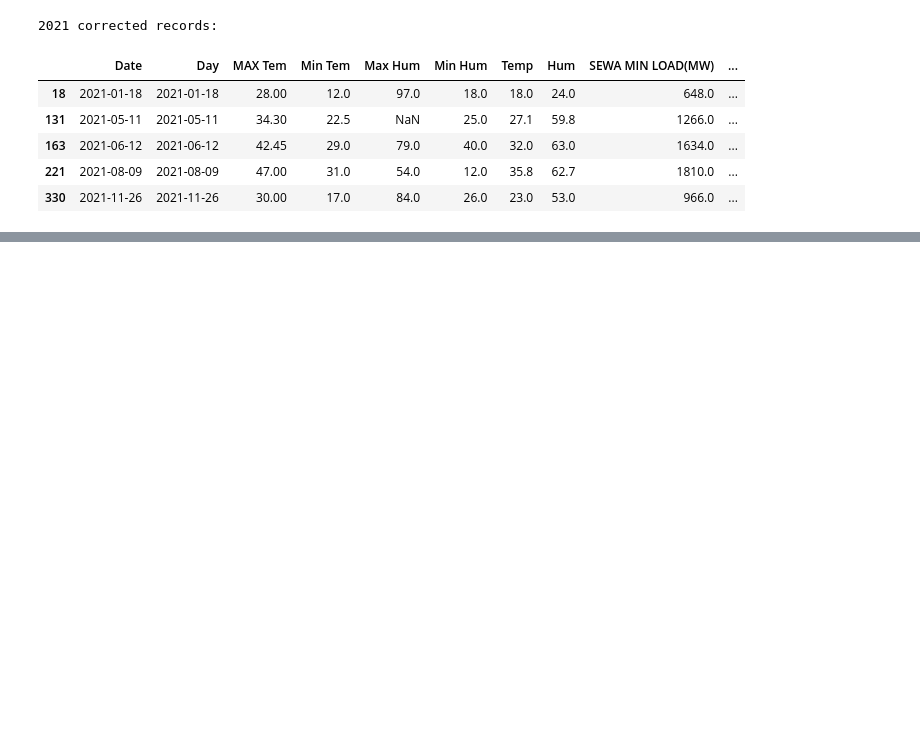
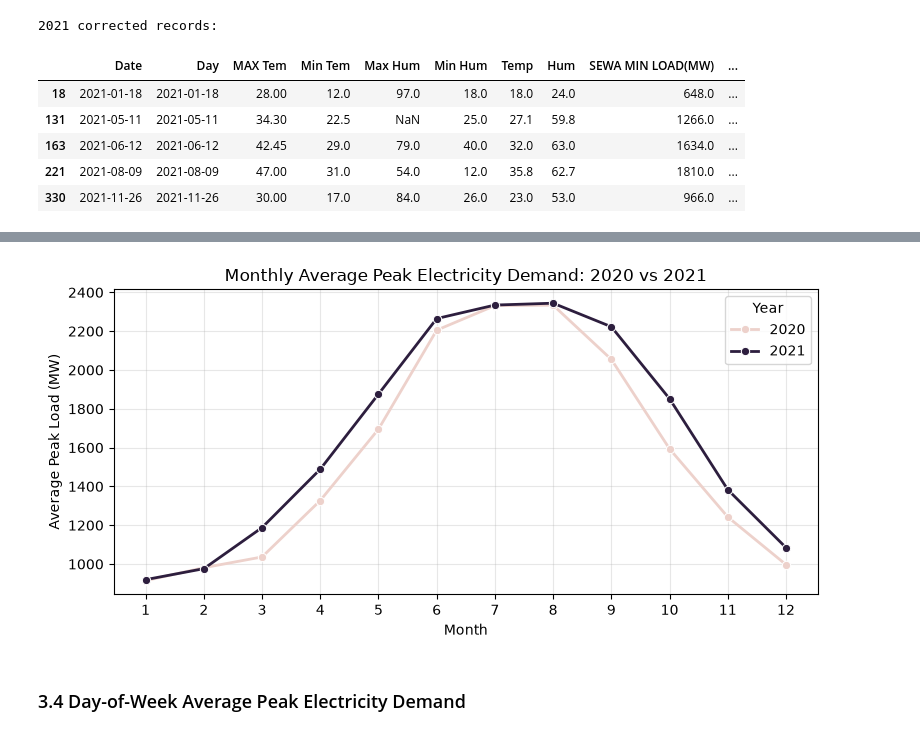
Before and after one commit to NSJeremiah01/sewa-peak-load-forecasting, a Jupyter notebook: notebooks/01_SEWA_Data_Understanding.ipynb, the cells around one changed output, grey strips where cells are left out. Drawn from its saved outputs; the diff is of its cells as text; code cells hidden in the pictures; blank space fills up the shorter version.

```diff
--- a/notebooks/01_SEWA_Data_Understanding.ipynb
+++ b/notebooks/01_SEWA_Data_Understanding.ipynb
@@ -884,0 +1591,14 @@ display(
+# %%
+# Extracted year and month from the Date column
+
+df_final["Year"] = df_final["Date"].dt.year
+df_final["Month"] = df_final["Date"].dt.month
+
+monthly_demand = (
+  df_final.groupby(["Year", "Month"])["SEWA Peak Load(MW)"]
+  .mean()
+  .reset_index()
+)
+
+# Display monthly demand
+display(monthly_demand.round(2))
@@ -884,0 +1623,31 @@ display(
+# %%
+plt.figure(figsize=(8, 4))
+
+sns.lineplot(
+  data=monthly_demand,
+  x="Month",
+  y="SEWA Peak Load(MW)",
+  hue="Year",
+  marker="o",
+  linewidth=2
+)
+
+plt.title("Monthly Average Peak Electricity Demand: 2020 vs 2021")
+plt.xlabel("Month")
+plt.ylabel("Average Peak Load (MW)")
+plt.xticks(range(1, 13))
+plt.grid(alpha=0.3)
+plt.legend(title="Year")
+plt.tight_layout()
+
+plt.savefig(
+  "../figures/monthly_average_peak_load.png",
+  dpi=300,
+  bbox_inches="tight"
+)
+
+plt.show()
+# %% [output]
+[figure, added]
+# %% [markdown]
+### 3.4 Day-of-Week Average Peak Electricity Demand
```
Also changed, not shown: parts of 59 cells of this notebook, 11 other files.
